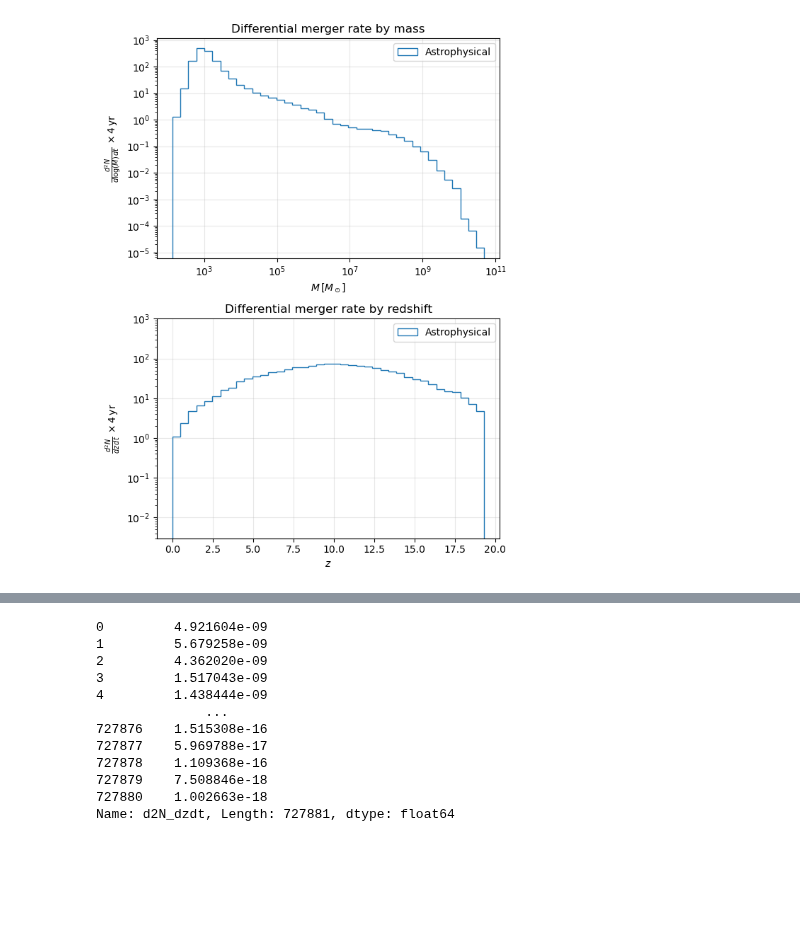
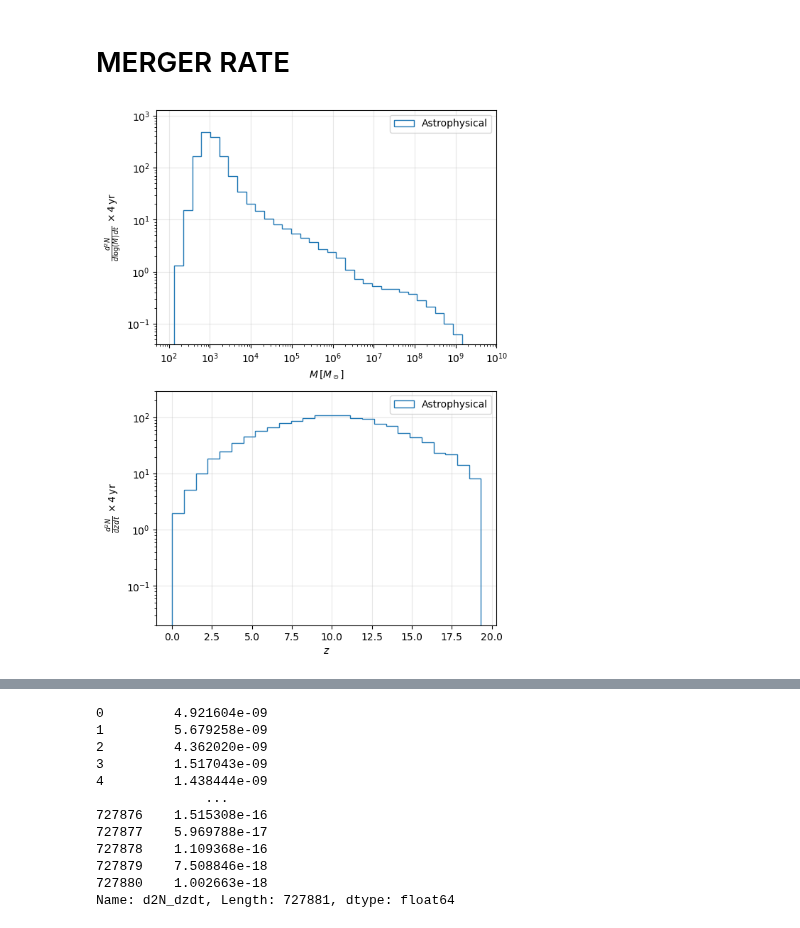
Before and after one commit to juangutimuni/Stronglensing-LISA, a Jupyter notebook: MergerRate2.ipynb, the cells around one changed output, grey strips where cells are left out. Saved outputs shown, nothing was run; the diff lists cells and outputs as text; code cells hidden in the pictures; blank space fills up the shorter version.

```diff
--- a/MergerRate2.ipynb
+++ b/MergerRate2.ipynb
@@ -130,3 +50,5 @@ plt.show()
+# %% [markdown]
+# MERGER RATE
 # %%
 import pandas as pd
 import numpy as np
@@ -136,7 +58,7 @@ from scipy import integrate
 from scipy.integrate import simps
 
 
-file_path = "popIII_K16_extrapolated.dat.bz2"
+file_path = "popIII/popIII_K16_extrapolated.dat.bz2"
 
 column_names = ["z_merger", "m1", "m2", "a1", "a2", "alpha", "beta", "gamma", "psi", "afin", "mfin", "vkick", "vesc_halo", "vesc_bar", "Mcluster", "Mdisk_stars", "Mdisk_gas", "Mbulge_stars", "Mbulge_gas", "MNSC", "Mreservoir", "Mhalo_final", "halo_density"]
 
@@ -159,7 +81,7 @@ data["dN_dt"] = simps(data["d2N_dzdt"], data["z_merger"])
 
 # ------ Se ordenann los datos para crear los histogramas para las distribuciones ---------
 # Histograma de redshift
-z_bins = np.linspace(data["z_merger"].min(), data["z_merger"].max(), 40)
+z_bins = np.linspace(data["z_merger"].min(), data["z_merger"].max(), 27)
 #z_hist, z_edges = np.histogram(data["z_merger"], bins=z_bins, weights=data["d2N_dzdt"])
 
 # Histograma de masa total
@@ -169,7 +91,7 @@ mass_hist, mass_edges = np.histogram(data["total_mass"], bins=mass_bins, weights
 
 
 #----- Aplicar gaussiana en z ------
-sigma_z = 0.6
+sigma_z = 0.55
 data["z_merger_noisy"] = data["z_merger"] + np.random.normal(0, sigma_z, len(data))
 
 z_hist, z_edges = np.histogram(data["z_merger_noisy"], bins=z_bins, weights=data["d2N_dzdt"])
@@ -186,38 +108,39 @@ axs[0].hist(
     fill=False,
 #    color="blue",
     label="Astrophysical"
 )
 axs[0].set_xscale("log")
 axs[0].set_yscale("log")
 axs[0].set_xlabel(r"$M \, [M_\odot]$")
 axs[0].set_ylabel(r"$\frac{d^2N}{d\log(M) \, dt} \, \times 4 \, \text{yr}$")
-axs[0].set_title("Differential merger rate by mass")
+#axs[0].set_title("Differential merger rate by mass")
 axs[0].grid(alpha=0.3)
-#axs[0].set_ylim(5e-2, 1400)
+axs[0].set_ylim(4e-2, 1300)
+axs[0].set_xlim(50, 1e10)
 axs[0].legend()
 
 axs[1].hist(
     0.5 * (z_edges[:-1] + z_edges[1:]),
     bins=z_bins,
     weights=z_hist *3600* 24 * 365 * 4,
     histtype='step',
     stacked=True,
     fill=False,
 #    color="blue",
     label="Astrophysical"
 )
 axs[1].set_yscale("log")
 axs[1].set_xlabel(r"$z$")
 axs[1].set_ylabel(r"$\frac{d^2N}{dz \, dt} \, \times 4 \, \text{yr}$")
-axs[1].set_title("Differential merger rate by redshift")
+#axs[1].set_title("Differential merger rate by redshift")
 axs[1].grid(alpha=0.3)
-axs[1].set_ylim(0.003, 1000)
+axs[1].set_ylim(0.02, 300)
 axs[1].legend()
 
 plt.tight_layout()
 plt.show()
 # %% [output]
-[figure, old version]
+[figure, new version]
 # %%
 total_events = np.sum(z_hist)
 print(total_events * 3600* 24 * 365 * 4)
```
Also changed, not shown: parts of 17 cells of this notebook.
